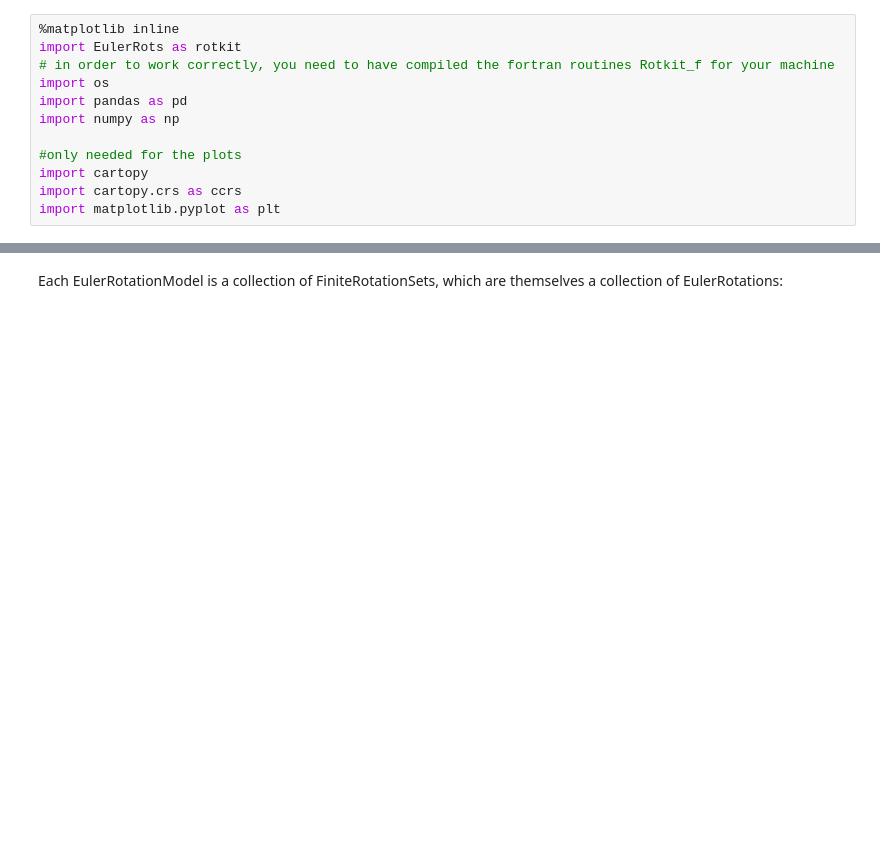
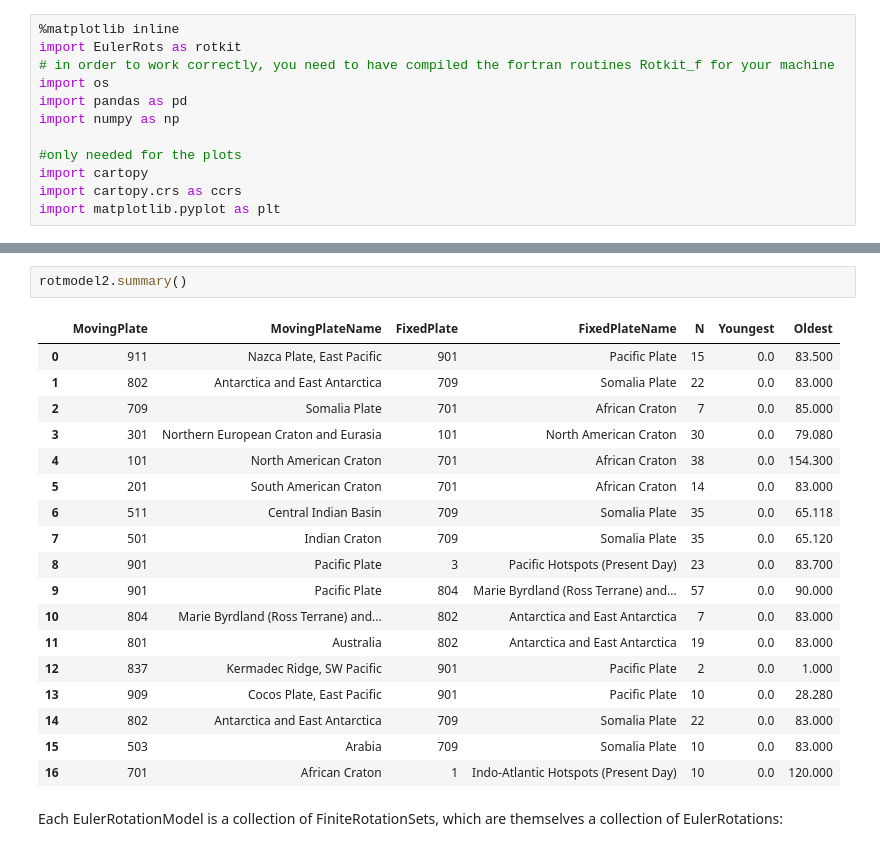
Before and after one commit to allochthonous/RotKit, a Jupyter notebook: EulerRots_demo.ipynb, the cells around one changed output, grey strips where cells are left out. Drawn from its saved outputs; the diff is of its cells as text; blank space fills up the shorter version.

```diff
--- a/EulerRots_demo.ipynb
+++ b/EulerRots_demo.ipynb
@@ -29,3 +50,24 @@ rotmodel.summary()
+# %%
+rotmodel2.summary()
+# %% [output]
+|  | MovingPlate | MovingPlateName | FixedPlate | FixedPlateName | N | Youngest | Oldest |
+| 0 | 911 | Nazca Plate, East Pacific | 901 | Pacific Plate | 15 | 0.0 | 83.500 |
+| 1 | 802 | Antarctica and East Antarctica | 709 | Somalia Plate | 22 | 0.0 | 83.000 |
+| 2 | 709 | Somalia Plate | 701 | African Craton | 7 | 0.0 | 85.000 |
+| 3 | 301 | Northern European Craton and Eurasia | 101 | North American Craton | 30 | 0.0 | 79.080 |
+| 4 | 101 | North American Craton | 701 | African Craton | 38 | 0.0 | 154.300 |
+| 5 | 201 | South American Craton | 701 | African Craton | 14 | 0.0 | 83.000 |
+| 6 | 511 | Central Indian Basin | 709 | Somalia Plate | 35 | 0.0 | 65.118 |
+| 7 | 501 | Indian Craton | 709 | Somalia Plate | 35 | 0.0 | 65.120 |
+| 8 | 901 | Pacific Plate | 3 | Pacific Hotspots (Present Day) | 23 | 0.0 | 83.700 |
+| 9 | 901 | Pacific Plate | 804 | Marie Byrdland (Ross Terrane) and... | 57 | 0.0 | 90.000 |
+| 10 | 804 | Marie Byrdland (Ross Terrane) and... | 802 | Antarctica and East Antarctica | 7 | 0.0 | 83.000 |
+| 11 | 801 | Australia | 802 | Antarctica and East Antarctica | 19 | 0.0 | 83.000 |
+| 12 | 837 | Kermadec Ridge, SW Pacific | 901 | Pacific Plate | 2 | 0.0 | 1.000 |
+| 13 | 909 | Cocos Plate, East Pacific | 901 | Pacific Plate | 10 | 0.0 | 28.280 |
+| 14 | 802 | Antarctica and East Antarctica | 709 | Somalia Plate | 22 | 0.0 | 83.000 |
+| 15 | 503 | Arabia | 709 | Somalia Plate | 10 | 0.0 | 83.000 |
+| 16 | 701 | African Craton | 1 | Indo-Atlantic Hotspots (Present Day) | 10 | 0.0 | 120.000 |
 # %% [markdown]
 Each EulerRotationModel is a collection of FiniteRotationSets, which are themselves a collection of EulerRotations:
 # %%
```
Also changed, not shown: parts of 16 cells of this notebook, 5 other files.
